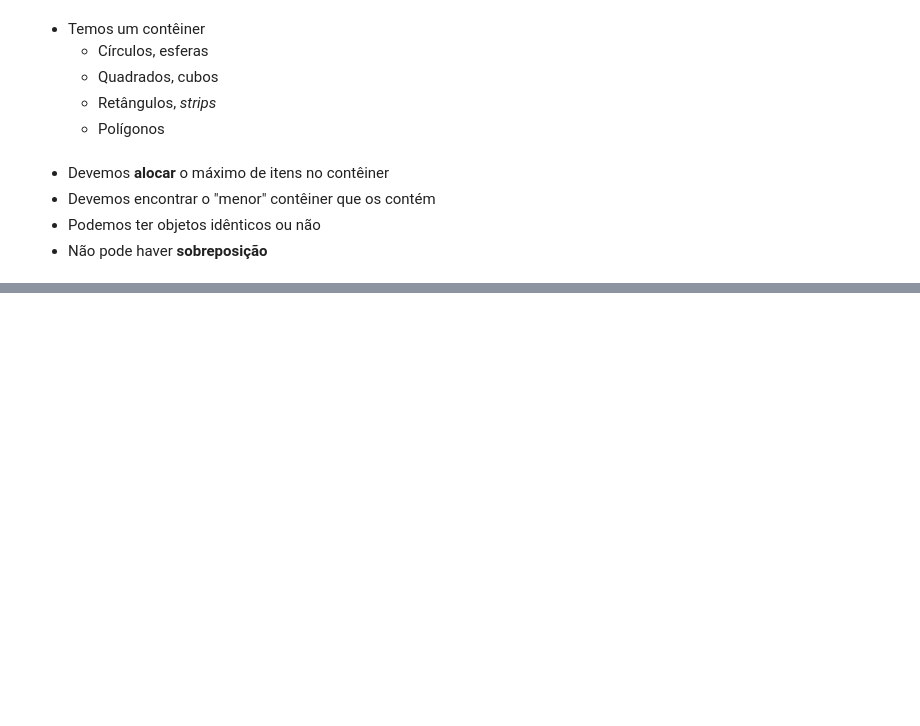
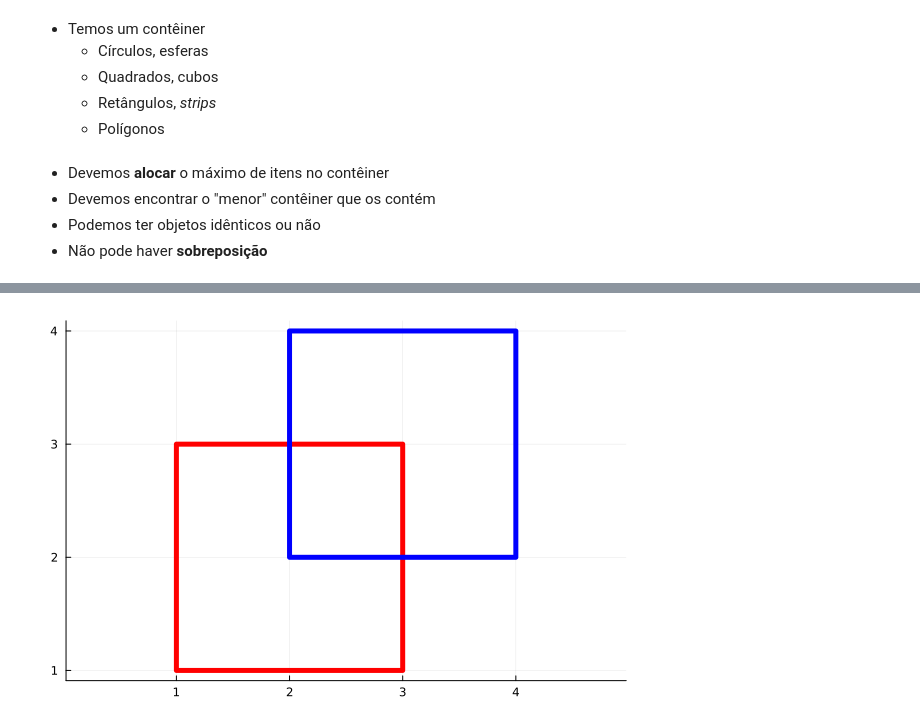
Before and after one commit to fsobral/minicurso-empacotamento, a Jupyter notebook: modelando-empacotamentos.ipynb, the cells around one changed output, grey strips where cells are left out. Drawn from its saved outputs; the diff is of its cells as text; code cells hidden in the pictures; blank space fills up the shorter version.

```diff
--- a/modelando-empacotamentos.ipynb
+++ b/modelando-empacotamentos.ipynb
@@ -52,0 +127,5 @@ plot!(circulo(c2, r2), c=false, lc=:blue, lw=5, label=false)
+# %%
+plot(quadrado(v1, l1), c=false, lc=:red, lw=5, label=false, aspect_ratio=true)
+plot!(quadrado(v2, l2), c=false, lc=:blue, lw=5, label=false, aspect_ratio=true)
+# %% [output]
+[figure, added]
```
Also changed, not shown: parts of 23 cells of this notebook, 8 other files.
